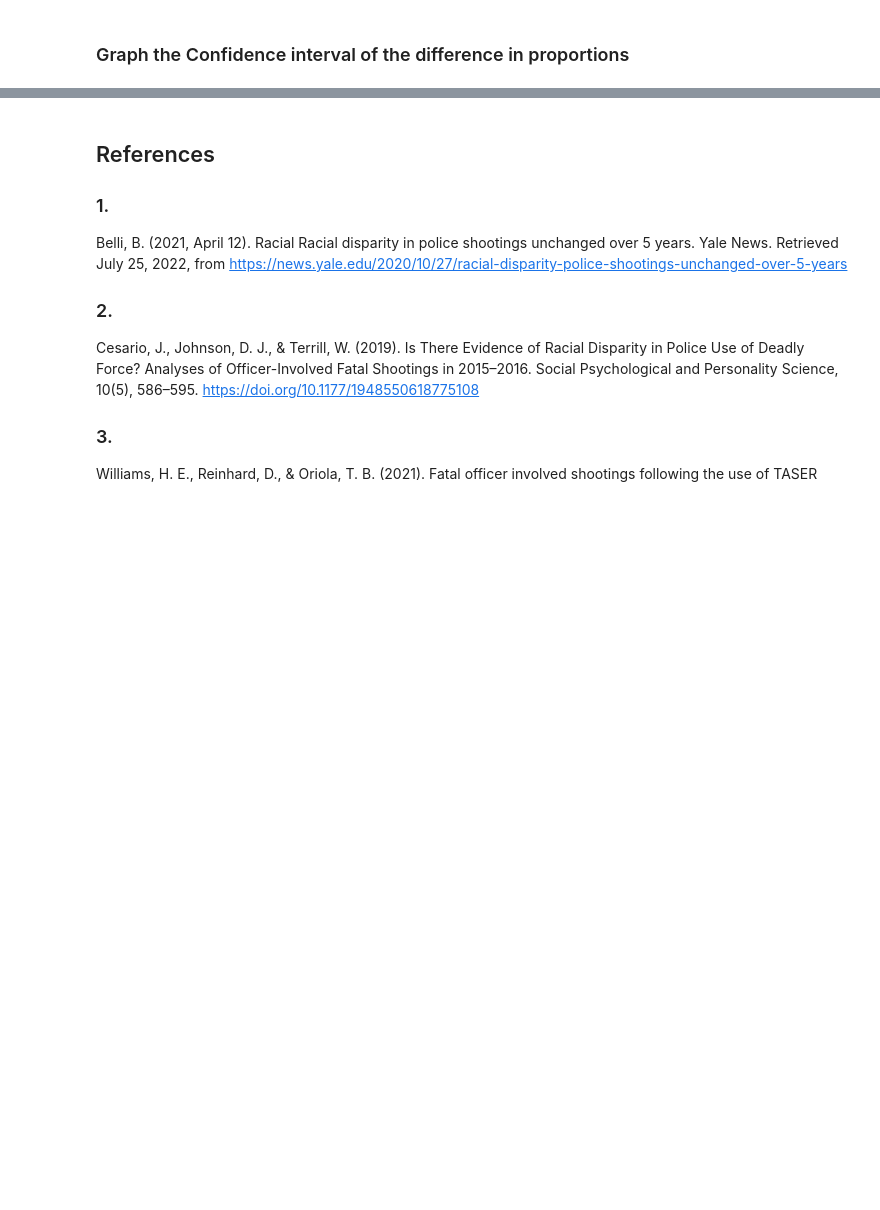
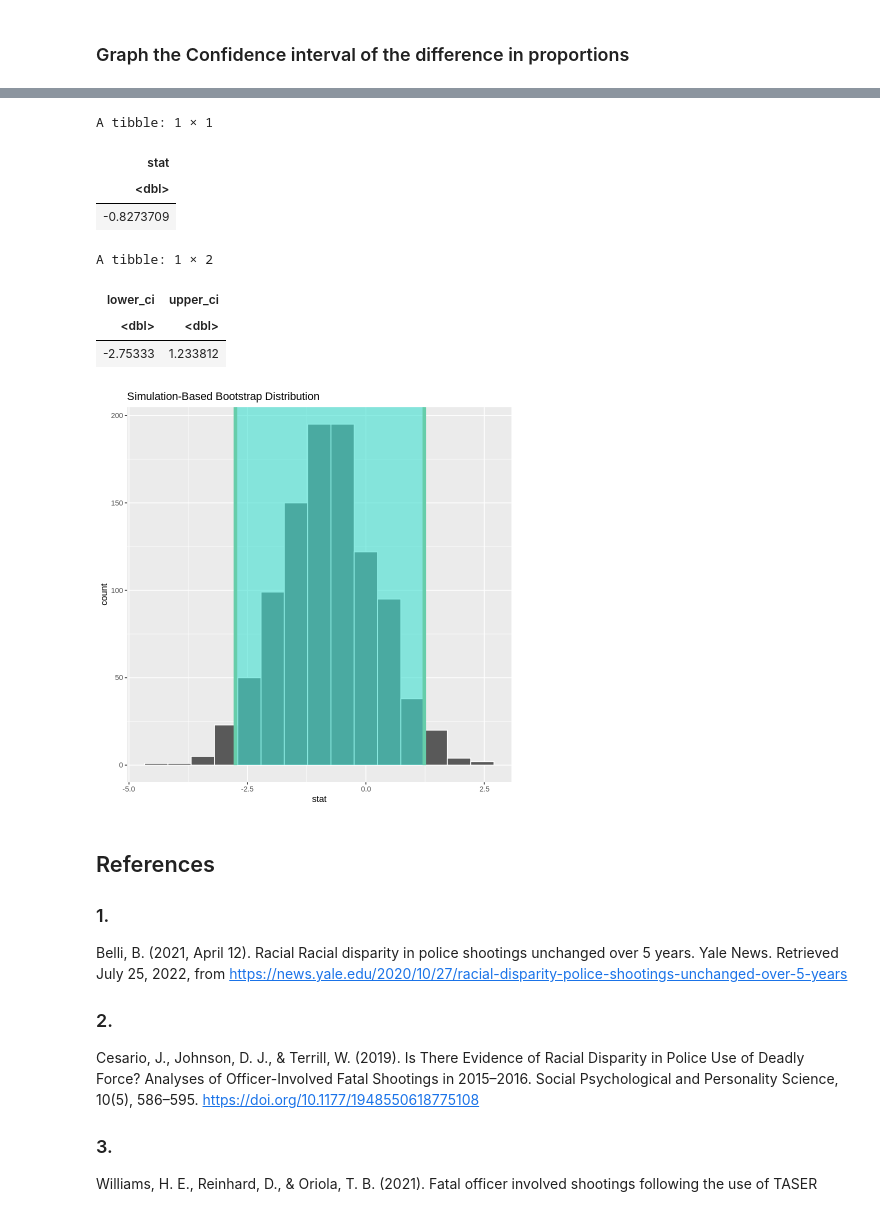
Before and after one commit to edlng/STAT201Project, a Jupyter notebook: project.ipynb, the cells around one changed output, grey strips where cells are left out. Saved outputs shown, nothing was run; the diff lists cells and outputs as text; code cells hidden in the pictures; blank space fills up the shorter version.

```diff
--- a/project.ipynb
+++ b/project.ipynb
@@ -240,3 +272,33 @@ A tibble: 1 × 1
+# %%
+
+
+z_hat <- ShootingOther %>%
+  specify(manner_of_death ~ race, success = "shot") %>%
+  calculate(stat = "z", order = c('B', 'W'))
+
+boot_dist <- ShootingOther %>%
+  specify(manner_of_death ~ race, success = "shot") %>%
+  generate(reps = 1000, type = "bootstrap") %>%
+  calculate(stat = "z", order = c('B', 'W'))
+
+percentile_ci <- get_ci(boot_dist)
+
+z_hat
+
+percentile_ci
+
+visualize(boot_dist) +
+  shade_confidence_interval(endpoints = percentile_ci)
+# %% [output]
+A tibble: 1 × 1
+| stat |
+| <dbl> |
+| -0.8273709 |
+A tibble: 1 × 2
+| lower_ci | upper_ci |
+| <dbl> | <dbl> |
+| -2.75333 | 1.233812 |
+[figure, added]
 # %% [markdown]
 ## References
 
```
Also changed, not shown: parts of 13 cells of this notebook.
